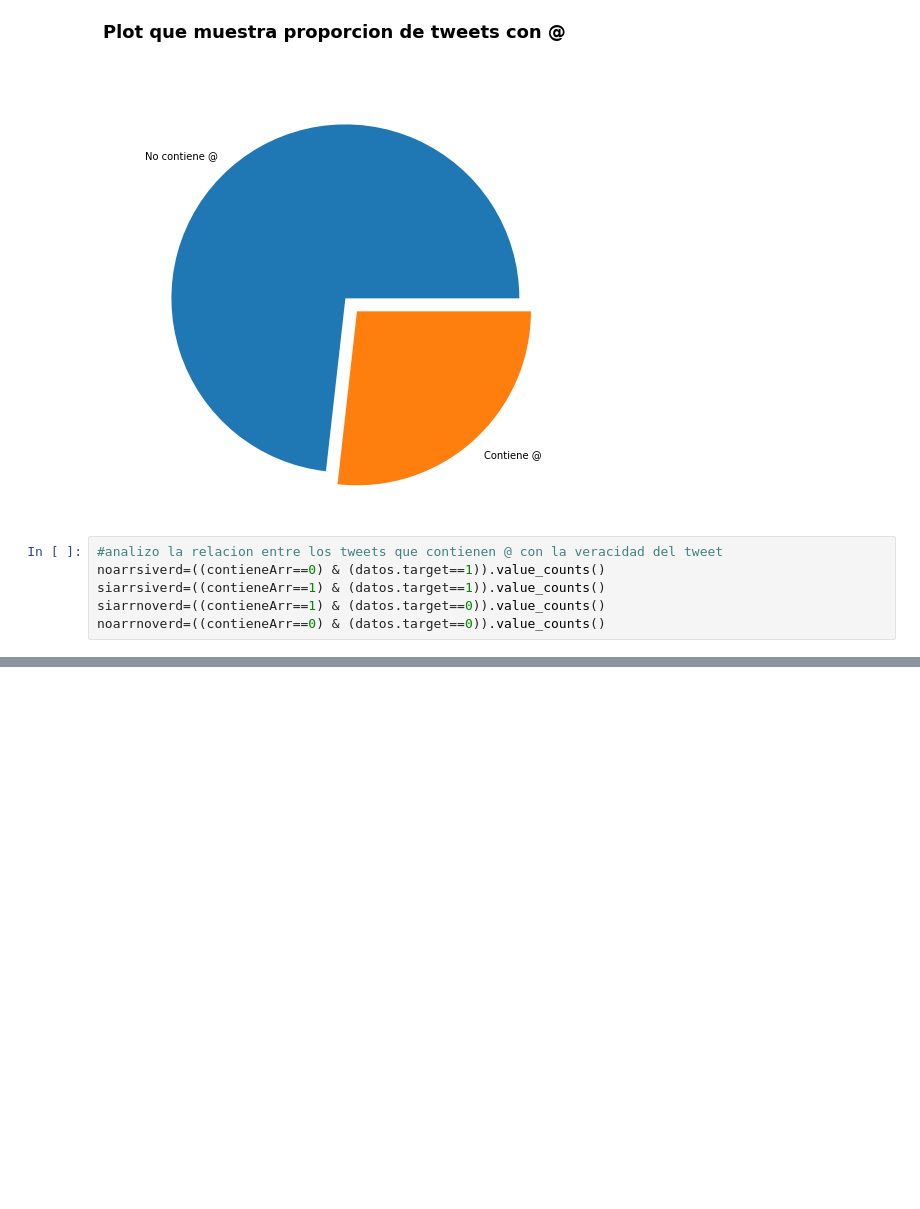
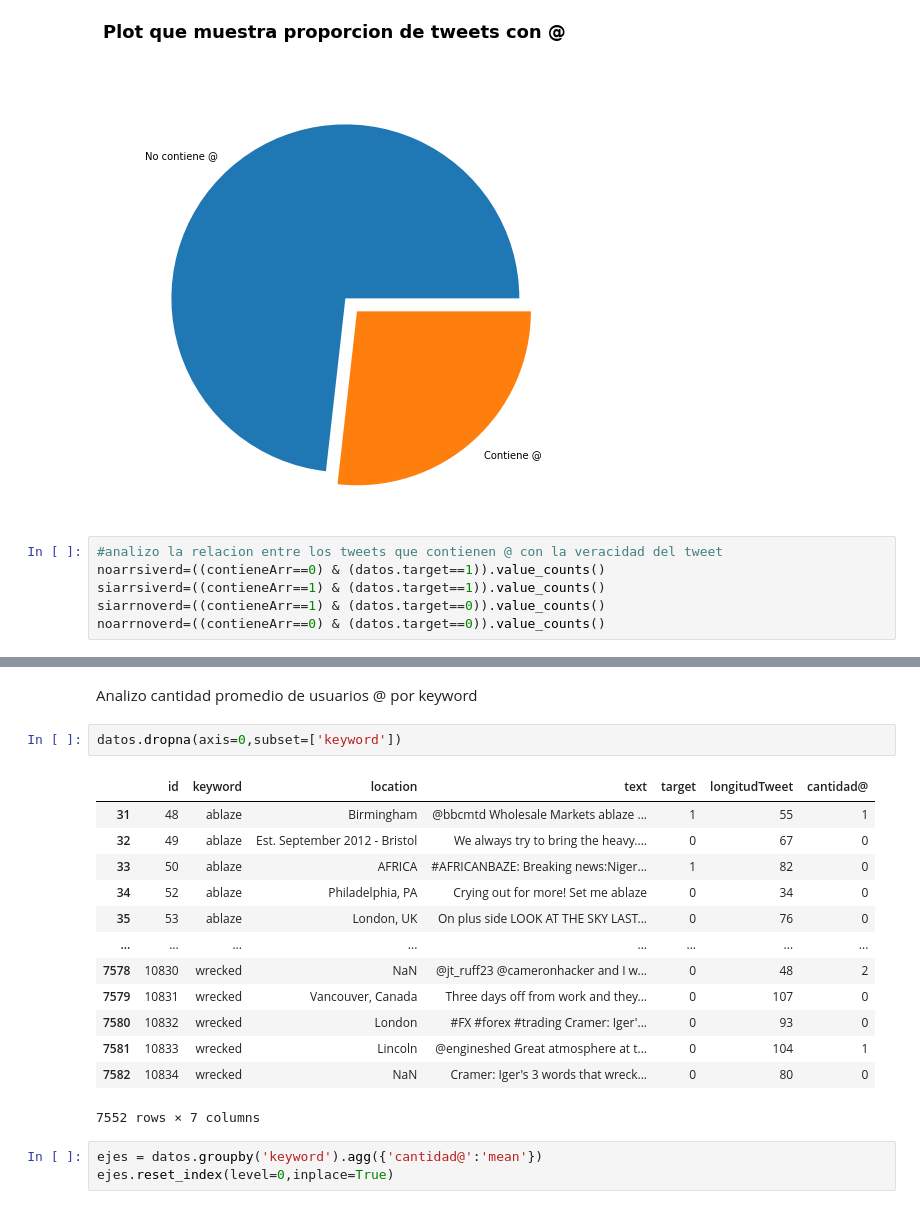
Before and after one commit to NicolasRFL/OrgaDatosTP, a Jupyter notebook: RelacionEntreVeracidadDelTweetY@.ipynb, the cells around one changed output, grey strips where cells are left out. Cells and saved outputs as stored; diff of their text form; blank space fills up the shorter version.

```diff
--- a/RelacionEntreVeracidadDelTweetY@.ipynb
+++ b/RelacionEntreVeracidadDelTweetY@.ipynb
@@ -68,0 +87,21 @@ plt.show()
+# %% [markdown]
+Analizo cantidad promedio de usuarios @ por keyword
+# %%
+datos.dropna(axis=0,subset=['keyword'])
+# %% [output]
+|  | id | keyword | location | text | target | longitudTweet | cantidad@ |
+| 31 | 48 | ablaze | Birmingham | @bbcmtd Wholesale Markets ablaze ... | 1 | 55 | 1 |
+| 32 | 49 | ablaze | Est. September 2012 - Bristol | We always try to bring the heavy.... | 0 | 67 | 0 |
+| 33 | 50 | ablaze | AFRICA | #AFRICANBAZE: Breaking news:Niger... | 1 | 82 | 0 |
+| 34 | 52 | ablaze | Philadelphia, PA | Crying out for more! Set me ablaze | 0 | 34 | 0 |
+| 35 | 53 | ablaze | London, UK | On plus side LOOK AT THE SKY LAST... | 0 | 76 | 0 |
+| ... | ... | ... | ... | ... | ... | ... | ... |
+| 7578 | 10830 | wrecked | NaN | @jt_ruff23 @cameronhacker and I w... | 0 | 48 | 2 |
+| 7579 | 10831 | wrecked | Vancouver, Canada | Three days off from work and they... | 0 | 107 | 0 |
+| 7580 | 10832 | wrecked | London | #FX #forex #trading Cramer: Iger'... | 0 | 93 | 0 |
+| 7581 | 10833 | wrecked | Lincoln | @engineshed Great atmosphere at t... | 0 | 104 | 1 |
+| 7582 | 10834 | wrecked | NaN | Cramer: Iger's 3 words that wreck... | 0 | 80 | 0 |
+7552 rows × 7 columns
+# %%
+ejes = datos.groupby('keyword').agg({'cantidad@':'mean'})
+ejes.reset_index(level=0,inplace=True)
```
Also changed, not shown: parts of 8 cells of this notebook.
